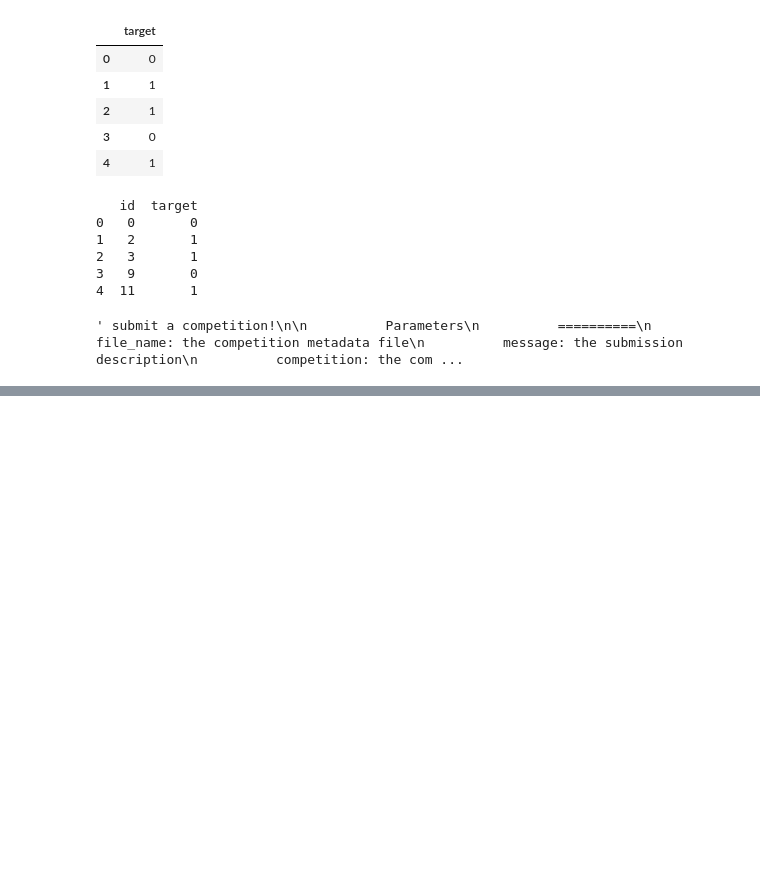
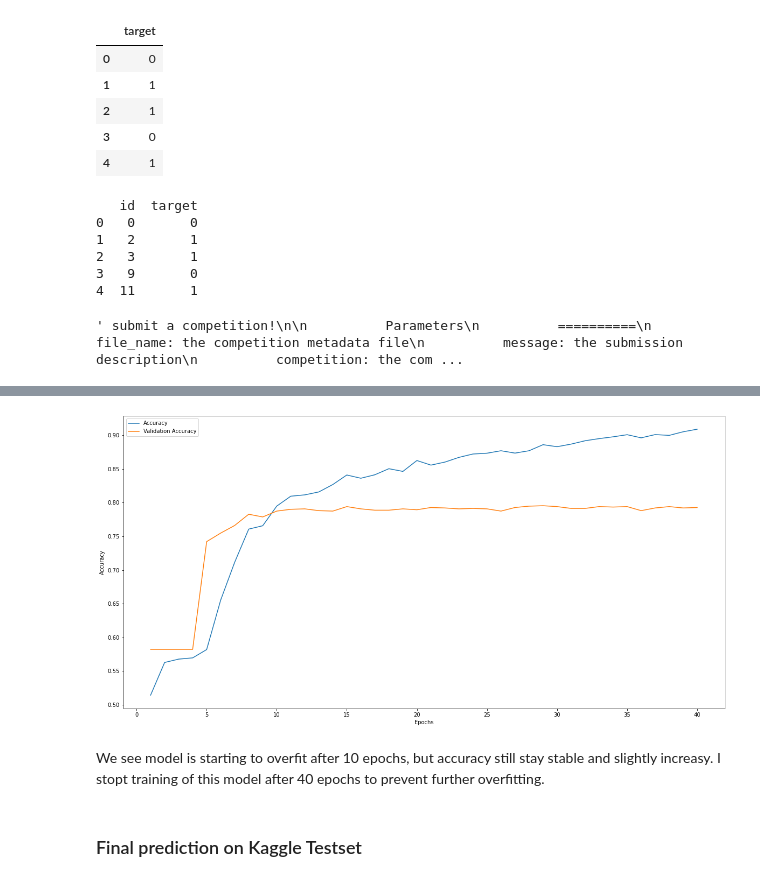
Before and after one commit to cloud-erik/5511, a Jupyter notebook: Disaster_Tweets.ipynb, the cells around one changed output, grey strips where cells are left out. Drawn from its saved outputs; the diff is of its cells as text; code cells hidden in the pictures; blank space fills up the shorter version.

```diff
--- a/Disaster_Tweets.ipynb
+++ b/Disaster_Tweets.ipynb
@@ -1057,0 +1241,15 @@ The Random Forrest Classifier outperfomed that with an score of 0.77597.
+# %%
+plt.plot(list(range(1,epochs+1,1)), training_acc, label='Accuracy')
+plt.plot(list(range(1,epochs+1,1)), val_acc, label='Validation Accuracy')
+
+plt.xlabel('Epochs')
+plt.ylabel('Accuracy')
+plt.legend()
+
+plt.show()
+# %% [output]
+[figure, added]
+# %% [markdown]
+We see model is starting to overfit after 10 epochs, but accuracy still stay stable and slightly increasy. I stopt training of this model after 40 epochs to prevent further overfitting.
+# %% [markdown]
+### Final prediction on Kaggle Testset
```
Also changed, not shown: parts of 26 cells of this notebook.
